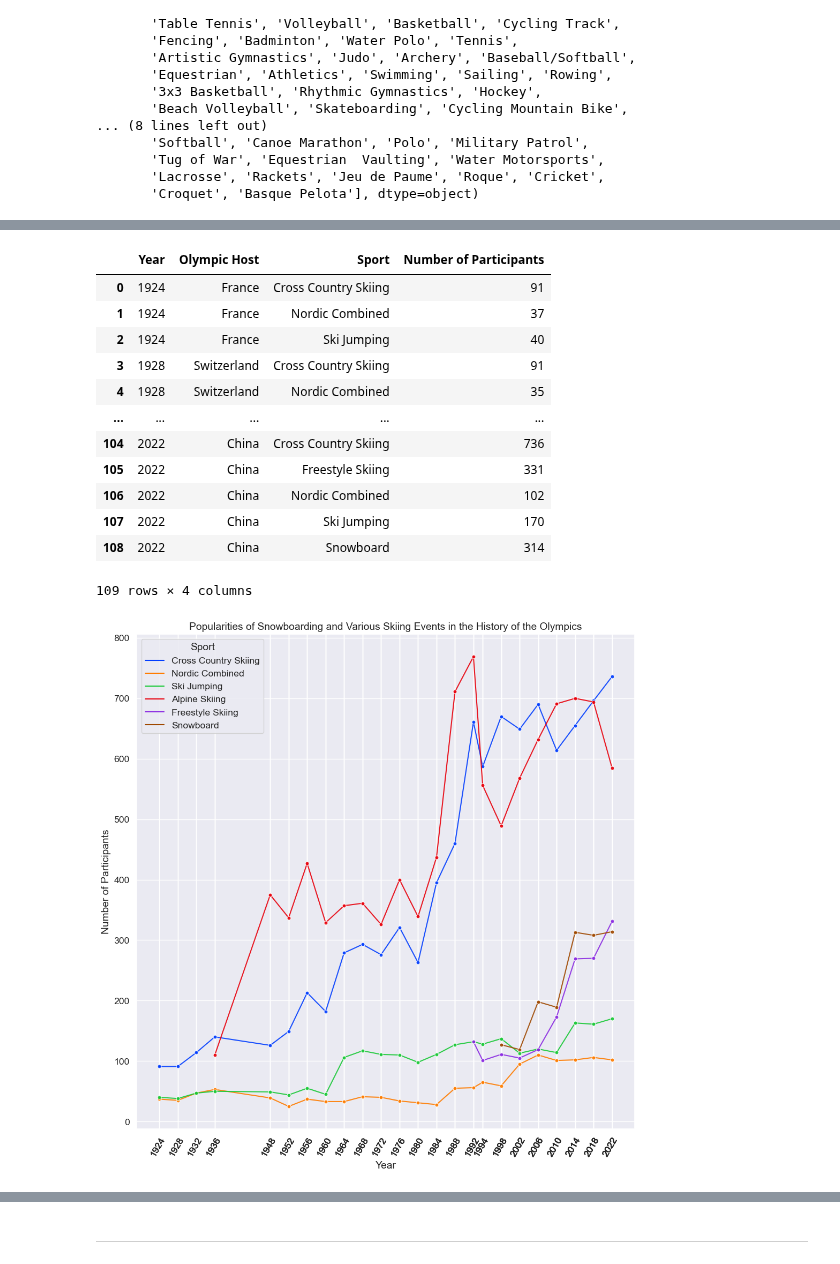
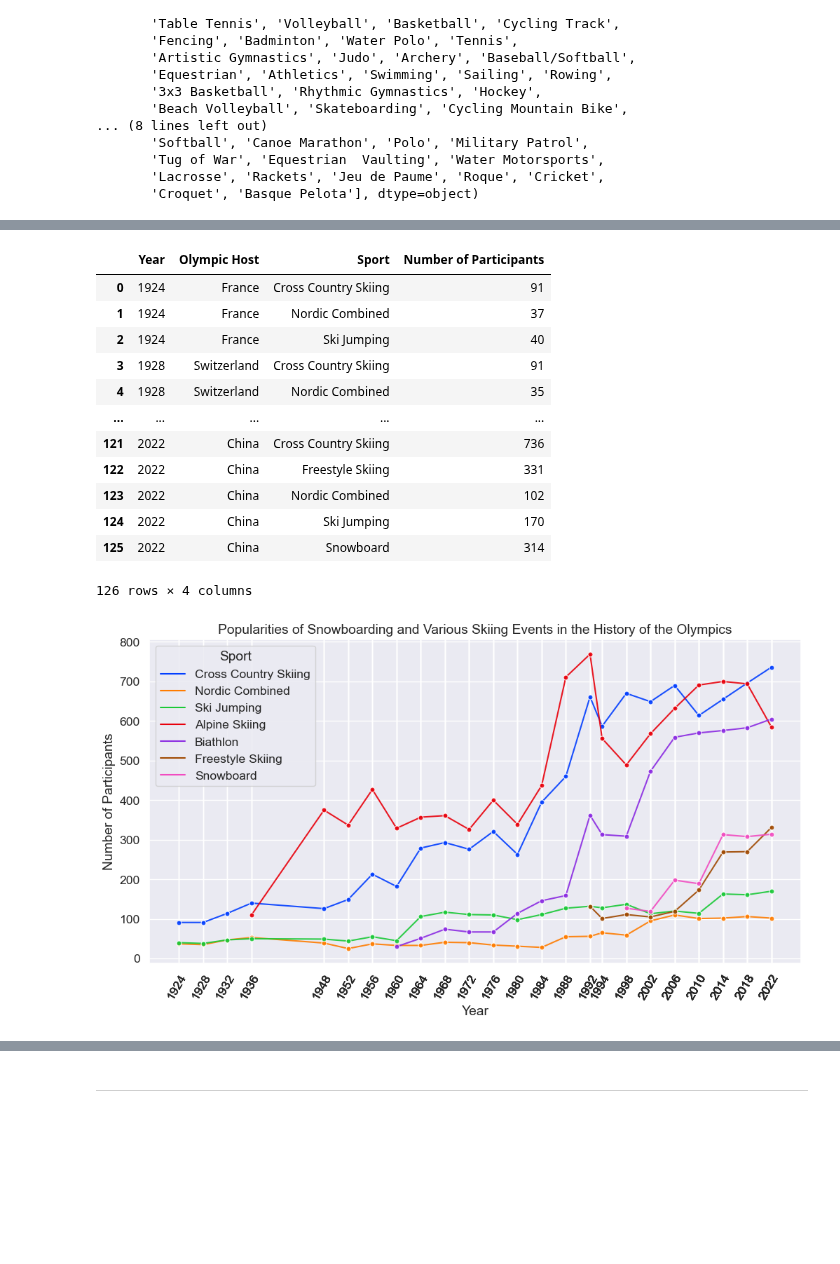
Before and after one commit to ubco-W2022T2-data301/project-group-group17, a Jupyter notebook: analysis/notebooks/analysis_dylan.ipynb, the cells around one changed output, grey strips where cells are left out. Drawn from its saved outputs; the diff is of its cells as text; code cells hidden in the pictures; blank space fills up the shorter version.

Commit message:
Finished analysis of my research questions. Just need to do a conclusions and findings section.

```diff
--- a/analysis/notebooks/analysis_dylan.ipynb
+++ b/analysis/notebooks/analysis_dylan.ipynb
@@ -108,6 +108,22 @@ array(['Curling', 'Freestyle Skiing', 'Short Track Speed Skating',
        'Croquet', 'Basque Pelota'], dtype=object)
 # %%
 def sportpopularity(data, *args):
+    """
+    Returns a dataframe with only the passed-in sports.
+
+    Parameters:
+    -----------
+    data:
+        The dataframe to extract information from.
+
+    *args:
+        Any number of sport names that you wish to look at.
+
+    Returns
+    -------
+    Dataframe
+    """
+
     sports = []
     for i in args:
         sports.append(i)
@@ -124,9 +140,9 @@ def sportpopularity(data, *args):
     return isolated_sports_df
 # %%
 ### Since we only want to look at the sports of Snowboarding and each skiing discipline, I want to make a dataframe
-### containing only these sports because snowboarding and skiing are the two winter sports I am interested in
+### containing only these sports
 
-Snow_and_Ski_df = sportpopularity(Research_df_merged_filtered, 'Snowboard', 'Freestyle Skiing', 'Ski Jumping',
+Snow_and_Ski_df = sportpopularity(Research1_df_merged_filtered, 'Snowboard','Biathlon', 'Freestyle Skiing', 'Ski Jumping',
                                   'Alpine Skiing', 'Cross Country Skiing', 'Nordic Combined')
 Snow_and_Ski_df
 # %% [output]
@@ -155,21 +171,21 @@ Snow_and_Ski_grouped
 | 3 | 1928 | Switzerland | Cross Country Skiing | 91 |
 | 4 | 1928 | Switzerland | Nordic Combined | 35 |
 | ... | ... | ... | ... | ... |
-| 104 | 2022 | China | Cross Country Skiing | 736 |
-| 105 | 2022 | China | Freestyle Skiing | 331 |
-| 106 | 2022 | China | Nordic Combined | 102 |
-| 107 | 2022 | China | Ski Jumping | 170 |
-| 108 | 2022 | China | Snowboard | 314 |
+| 121 | 2022 | China | Cross Country Skiing | 736 |
+| 122 | 2022 | China | Freestyle Skiing | 331 |
+| 123 | 2022 | China | Nordic Combined | 102 |
+| 124 | 2022 | China | Ski Jumping | 170 |
+| 125 | 2022 | China | Snowboard | 314 |
-109 rows × 4 columns
+126 rows × 4 columns
 # %%
-plt.figure(figsize=(12, 12))
-RQ1_bar1 = sns.lineplot(data = Snow_and_Ski_grouped, x='Year', y= 'Number of Participants',
+plt.figure(figsize=(12, 6))
+RQ1_plot1 = sns.lineplot(data = Snow_and_Ski_grouped, x='Year', y= 'Number of Participants',
                         alpha= 0.9, hue= 'Sport', marker='.', markersize=10, palette='bright')
-RQ1_bar1.set_xticks(Snow_and_Ski_grouped['Year'])
-RQ1_bar1.set_xticklabels(RQ1_bar1.get_xticklabels(), rotation=60, ha= 'right', rotation_mode= 'anchor')
-RQ1_bar1.set(title="Popularities of Snowboarding and Various Skiing Events in the History of the Olympics")
+RQ1_plot1.set_xticks(Snow_and_Ski_grouped['Year'])
+RQ1_plot1.set_xticklabels(RQ1_bar1.get_xticklabels(), rotation=60, ha= 'right', rotation_mode= 'anchor')
+RQ1_plot1.set(title="Popularities of Snowboarding and Various Skiing Events in the History of the Olympics")
 plt.legend(loc='upper left', title= 'Sport')
 None
 # %% [output]
-[figure, old version]
+[figure, new version]
 # %% [markdown]
```
Also changed, not shown: parts of 32 cells of this notebook.
